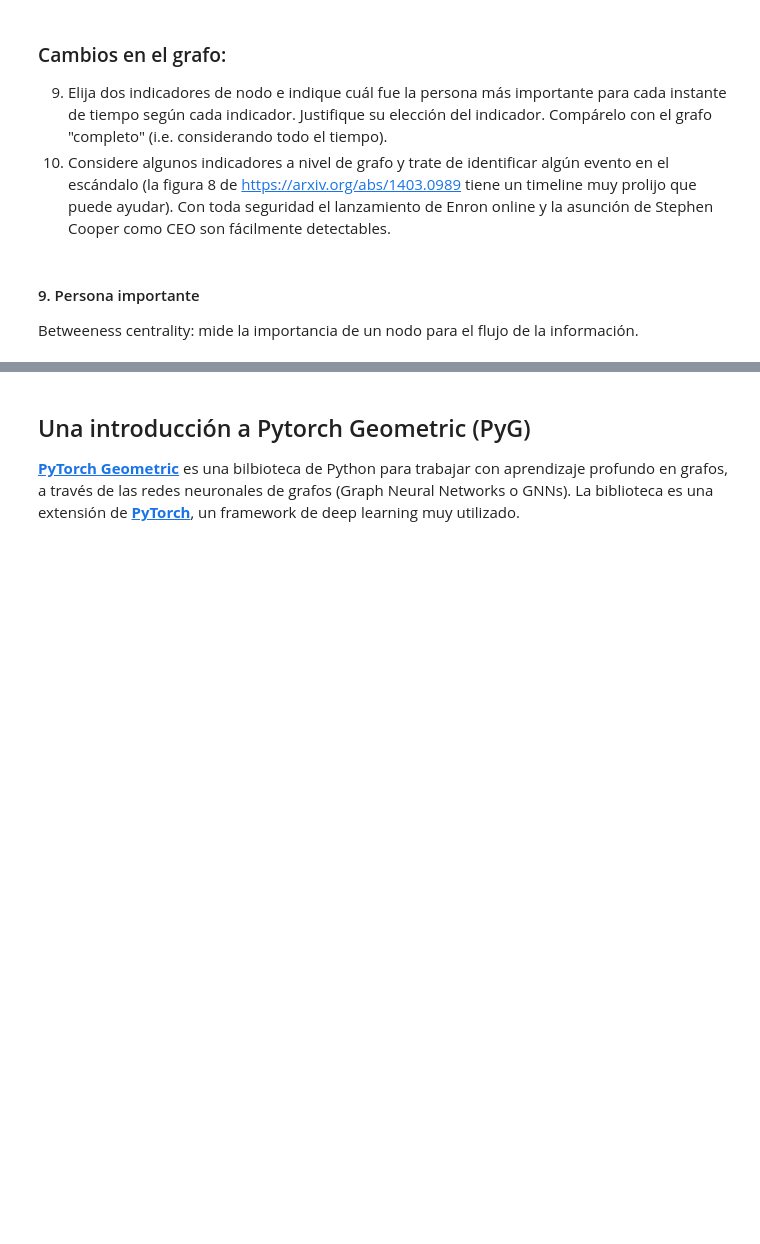
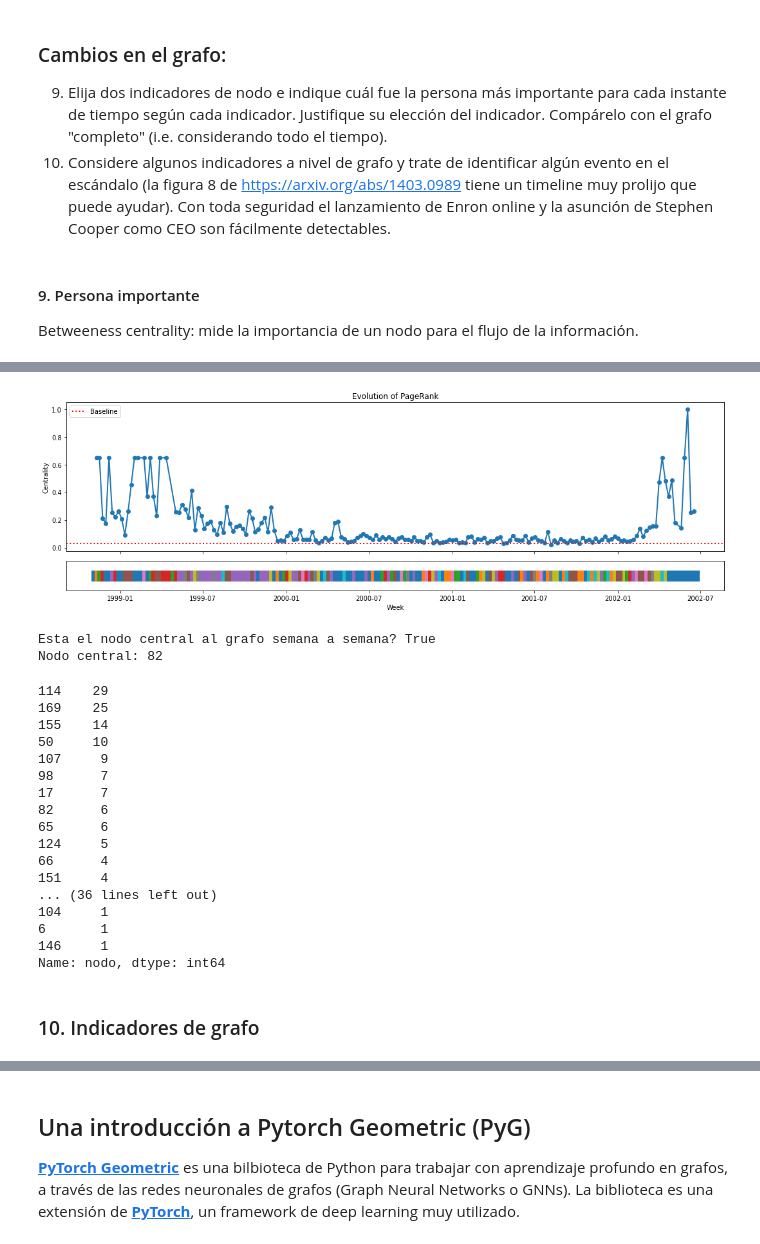
Before and after one commit to j-oflaherty/AA-grafos, a Jupyter notebook: lab1/Lab1_AAG2025.ipynb, the cells around one changed output, grey strips where cells are left out. Saved outputs shown, nothing was run; the diff lists cells and outputs as text; code cells hidden in the pictures; blank space fills up the shorter version.

```diff
--- a/lab1/Lab1_AAG2025.ipynb
+++ b/lab1/Lab1_AAG2025.ipynb
@@ -401,0 +451,33 @@ nx.katz_centrality(G)
+# %%
+page_rank = [nx.pagerank(G) for G in grafos]
+top_pagerank = pd.DataFrame([get_max(rank) for rank in page_rank], index=semanas)
+
+full_graph_pagerank = get_max(nx.pagerank(G_full))
+plot_max_values_with_nodes(top_pagerank, title="Evolution of PageRank", baseline=full_graph_pagerank['centrality'])
+plt.show()
+print('Esta el nodo central al grafo semana a semana?', full_graph_pagerank['nodo'] in top_pagerank['nodo'].to_list())
+print("Nodo central:", full_graph_pagerank['nodo'])
+top_pagerank['nodo'].value_counts().sort_values(ascending=False)
+# %% [output]
+[figure, added]
+Esta el nodo central al grafo semana a semana? True
+Nodo central: 82
+114    29
+169    25
+155    14
+50     10
+107     9
+98      7
+17      7
+82      6
+65      6
+124     5
+66      4
+151     4
+... (36 lines left out)
+104     1
+6       1
+146     1
+Name: nodo, dtype: int64
+# %% [markdown]
+### 10. Indicadores de grafo
```
Also changed, not shown: parts of 25 cells of this notebook.
